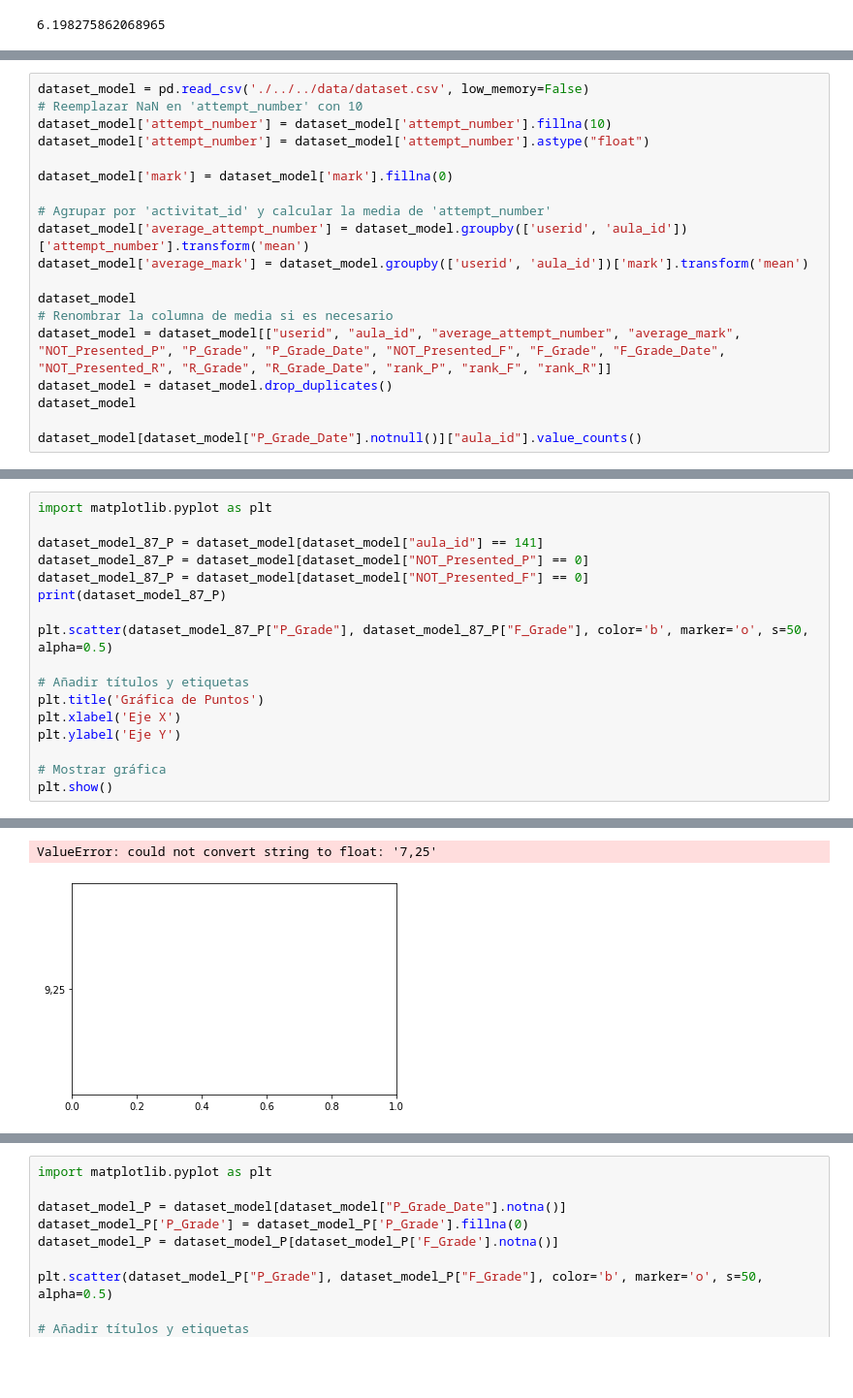
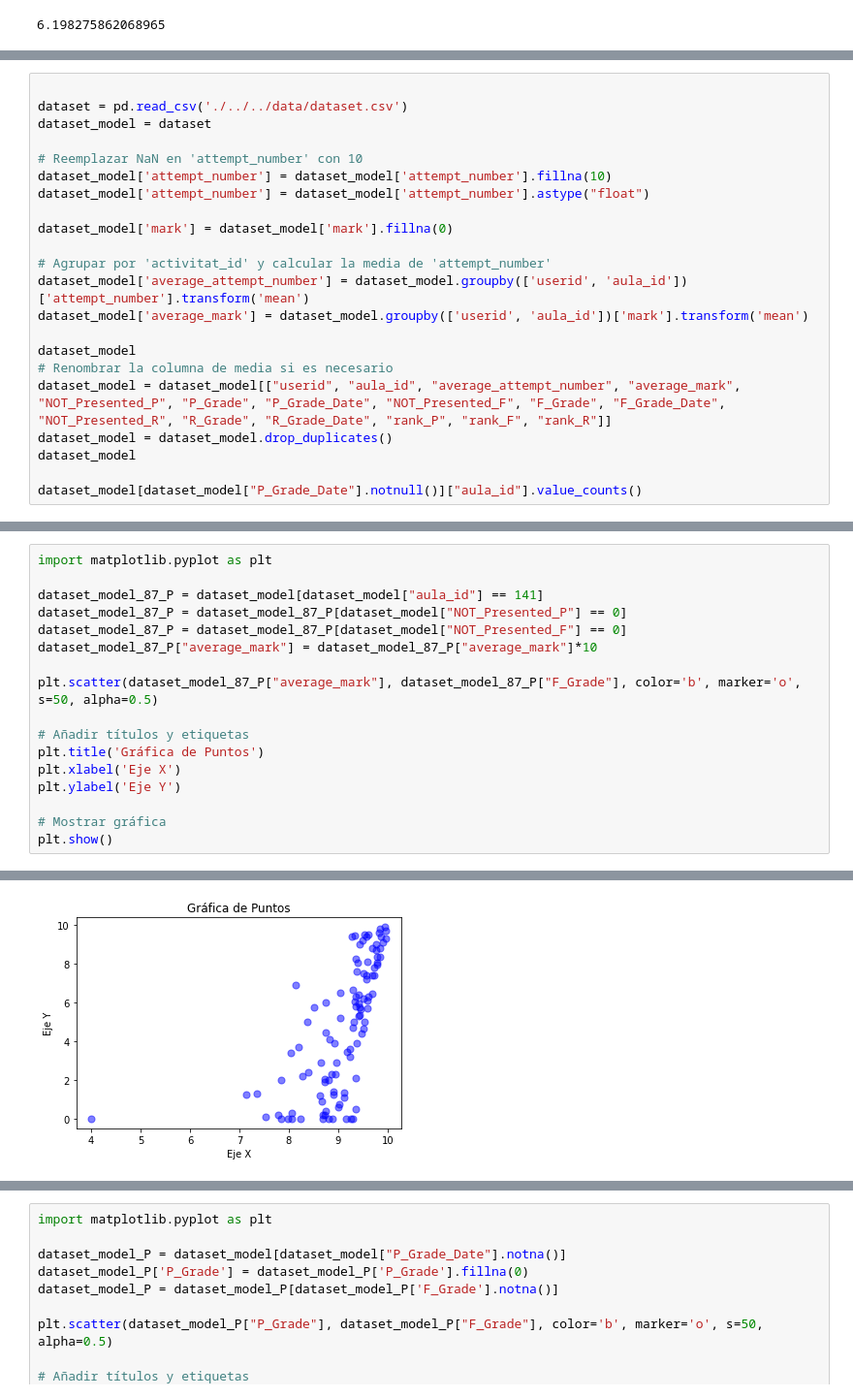
Before and after one commit to geniiss/MoonKEY, a Jupyter notebook: code/Model/model2.ipynb, the cells around one changed output, grey strips where cells are left out. Shown at 97% size. Saved outputs shown, nothing was run; the diff lists cells and outputs as text; blank space fills up the shorter version.

```diff
--- a/code/Model/model2.ipynb
+++ b/code/Model/model2.ipynb
@@ -162,5 +220,8 @@ aa.mean()
 # %%
-dataset_model = pd.read_csv('./../../data/dataset.csv', low_memory=False)
+
+dataset = pd.read_csv('./../../data/dataset.csv')
+dataset_model = dataset
+
 # Reemplazar NaN en 'attempt_number' con 10
 dataset_model['attempt_number'] = dataset_model['attempt_number'].fillna(10)
 dataset_model['attempt_number'] = dataset_model['attempt_number'].astype("float")
@@ -196,11 +272,11 @@ dataset_model[dataset_model["P_Grade_Date"].notnull()]["aula_id"].value_counts()
 import matplotlib.pyplot as plt
 
 dataset_model_87_P = dataset_model[dataset_model["aula_id"] == 141]
-dataset_model_87_P = dataset_model[dataset_model["NOT_Presented_P"] == 0]
-dataset_model_87_P = dataset_model[dataset_model["NOT_Presented_F"] == 0]
-print(dataset_model_87_P)
+dataset_model_87_P = dataset_model_87_P[dataset_model["NOT_Presented_P"] == 0]
+dataset_model_87_P = dataset_model_87_P[dataset_model["NOT_Presented_F"] == 0]
+dataset_model_87_P["average_mark"] = dataset_model_87_P["average_mark"]*10
 
-plt.scatter(dataset_model_87_P["P_Grade"], dataset_model_87_P["F_Grade"], color='b', marker='o', s=50, alpha=0.5)
+plt.scatter(dataset_model_87_P["average_mark"], dataset_model_87_P["F_Grade"], color='b', marker='o', s=50, alpha=0.5)
 
 # Añadir títulos y etiquetas
 plt.title('Gráfica de Puntos')
@@ -230,2 +289 @@ plt.show()
-ValueError: could not convert string to float: '7,25'
-[figure, old version]
+[figure, new version]
```
Also changed, not shown: parts of 12 cells of this notebook, 2 other files.
